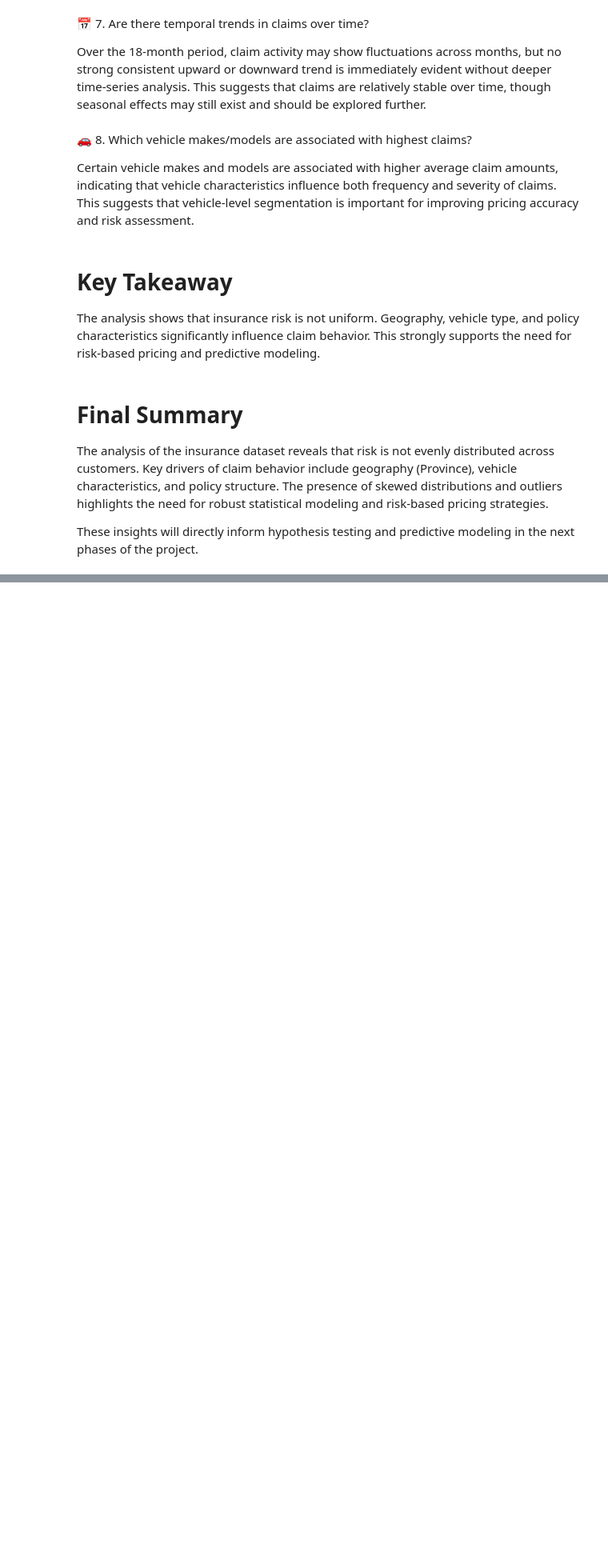
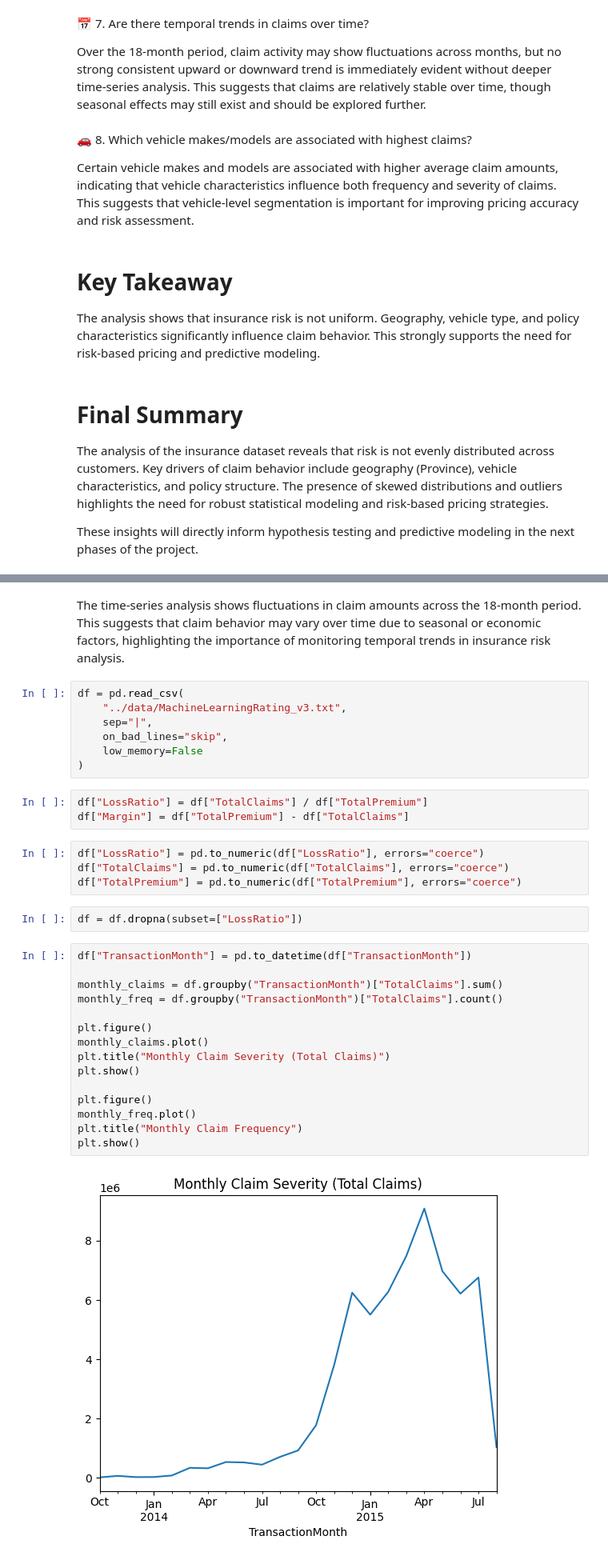
Before and after one commit to Bethabrh/insurance-risk-analytics, a Jupyter notebook: notebooks/01_eda.ipynb, the cells around one changed output, grey strips where cells are left out. Shown at 80% size. Drawn from its saved outputs; the diff is of its cells as text; blank space fills up the shorter version.

```diff
--- a/notebooks/01_eda.ipynb
+++ b/notebooks/01_eda.ipynb
@@ -256,0 +273,35 @@ These insights will directly inform hypothesis testing and predictive modeling i
+# %% [markdown]
+The time-series analysis shows fluctuations in claim amounts across the 18-month period. This suggests that claim behavior may vary over time due to seasonal or economic factors, highlighting the importance of monitoring temporal trends in insurance risk analysis.
+# %%
+df = pd.read_csv(
+    "../data/MachineLearningRating_v3.txt",
+    sep="|",
+    on_bad_lines="skip",
+    low_memory=False
+)
+# %%
+df["LossRatio"] = df["TotalClaims"] / df["TotalPremium"]
+df["Margin"] = df["TotalPremium"] - df["TotalClaims"]
+# %%
+df["LossRatio"] = pd.to_numeric(df["LossRatio"], errors="coerce")
+df["TotalClaims"] = pd.to_numeric(df["TotalClaims"], errors="coerce")
+df["TotalPremium"] = pd.to_numeric(df["TotalPremium"], errors="coerce")
+# %%
+df = df.dropna(subset=["LossRatio"])
+# %%
+df["TransactionMonth"] = pd.to_datetime(df["TransactionMonth"])
+
+monthly_claims = df.groupby("TransactionMonth")["TotalClaims"].sum()
+monthly_freq = df.groupby("TransactionMonth")["TotalClaims"].count()
+
+plt.figure()
+monthly_claims.plot()
+plt.title("Monthly Claim Severity (Total Claims)")
+plt.show()
+
+plt.figure()
+monthly_freq.plot()
+plt.title("Monthly Claim Frequency")
+plt.show()
+# %% [output]
+[figure, added]
```
Also changed, not shown: parts of 9 cells of this notebook, 3 other files.
